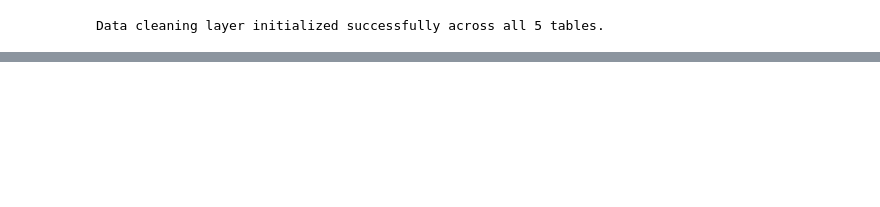
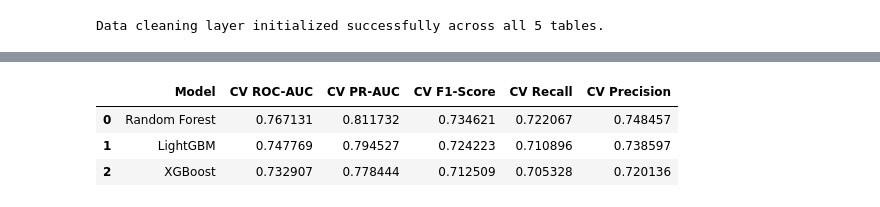
Before and after one commit to Shemshemy/churning, a Jupyter notebook: index.ipynb, the cells around one changed output, grey strips where cells are left out. Saved outputs shown, nothing was run; the diff lists cells and outputs as text; code cells hidden in the pictures; blank space fills up the shorter version.

```diff
--- a/index.ipynb
+++ b/index.ipynb
@@ -955,0 +521,76 @@ array([[-0.00979148, -0.00545198, -0.01262294, ..., -0.00152733,
+# %%
+import pandas as pd
+import numpy as np
+import matplotlib.pyplot as plt
+import seaborn as sns
+
+from sklearn.model_selection import train_test_split, StratifiedKFold, cross_validate
+from sklearn.metrics import (
+    average_precision_score, classification_report, roc_auc_score, precision_recall_curve,
+    auc, roc_curve, confusion_matrix, f1_score
+)
+from sklearn.ensemble import RandomForestClassifier
+from lightgbm import LGBMClassifier
+from xgboost import XGBClassifier
+
+# Load the prepared dataset created above; the holdout is reserved for final evaluation.
+df = pd.read_parquet("igaming_churn_prepared_dataset.parquet")
+
+# Exclude non-feature columns and target leakage candidates
+drop_cols = ['UserID', 'churned', 'days_since_last_bet', 'days_since_last_deposit']
+feature_cols = [c for c in df.columns if c not in drop_cols]
+
+X = df[feature_cols]
+y = df['churned']
+
+# Split before cross-validation so test examples stay unseen during model selection.
+X_train, X_test, y_train, y_test = train_test_split(
+    X, y, test_size=0.20, random_state=42, stratify=y
+)
+
+print(f"Training Matrix: {X_train.shape}")
+print(f"Testing Matrix:  {X_test.shape}")
+
+# Class weighting helps candidates pay attention to the less common churn class.
+pos_weight = y_train.value_counts()[0] / y_train.value_counts()[1]
+
+models = {
+    "Random Forest": RandomForestClassifier(
+        n_estimators=200, max_depth=8, class_weight='balanced', random_state=42
+    ),
+    "LightGBM": LGBMClassifier(
+        n_estimators=200, max_depth=6, scale_pos_weight=pos_weight, random_state=42, verbose=-1
+    ),
+    "XGBoost": XGBClassifier(
+        n_estimators=200, max_depth=5, scale_pos_weight=pos_weight, random_state=42, eval_metric='logloss'
+    )
+}
+
+# 4. Cross-Validation Performance (5-Fold Stratified)
+cv = StratifiedKFold(n_splits=5, shuffle=True, random_state=42)
+cv_results = []
+
+for name, model in models.items():
+    scores = cross_validate(
+        model, X_train, y_train, cv=cv,
+        scoring=['roc_auc', 'average_precision', 'f1', 'recall', 'precision'],
+        n_jobs=-1
+    )
+    cv_results.append({
+        'Model': name,
+        'CV ROC-AUC': np.mean(scores['test_roc_auc']),
+        'CV PR-AUC': np.mean(scores['test_average_precision']),
+        'CV F1-Score': np.mean(scores['test_f1']),
+        'CV Recall': np.mean(scores['test_recall']),
+        'CV Precision': np.mean(scores['test_precision'])
+    })
+
+df_cv = pd.DataFrame(cv_results)
+print("\n--- 5-FOLD STRATIFIED CROSS-VALIDATION ---")
+display(df_cv)
+
+# Fit the selected candidate using training data only; the test set stays untouched.
+best_model = models["LightGBM"]
+best_model.fit(X_train, y_train)
+baseline_model = best_model
+# %% [output]
@@ -955,0 +601,4 @@ array([[-0.00979148, -0.00545198, -0.01262294, ..., -0.00152733,
+|  | Model | CV ROC-AUC | CV PR-AUC | CV F1-Score | CV Recall | CV Precision |
+| 0 | Random Forest | 0.767131 | 0.811732 | 0.734621 | 0.722067 | 0.748457 |
+| 1 | LightGBM | 0.747769 | 0.794527 | 0.724223 | 0.710896 | 0.738597 |
+| 2 | XGBoost | 0.732907 | 0.778444 | 0.712509 | 0.705328 | 0.720136 |
```
Also changed, not shown: parts of 36 cells of this notebook, 2 other files.
